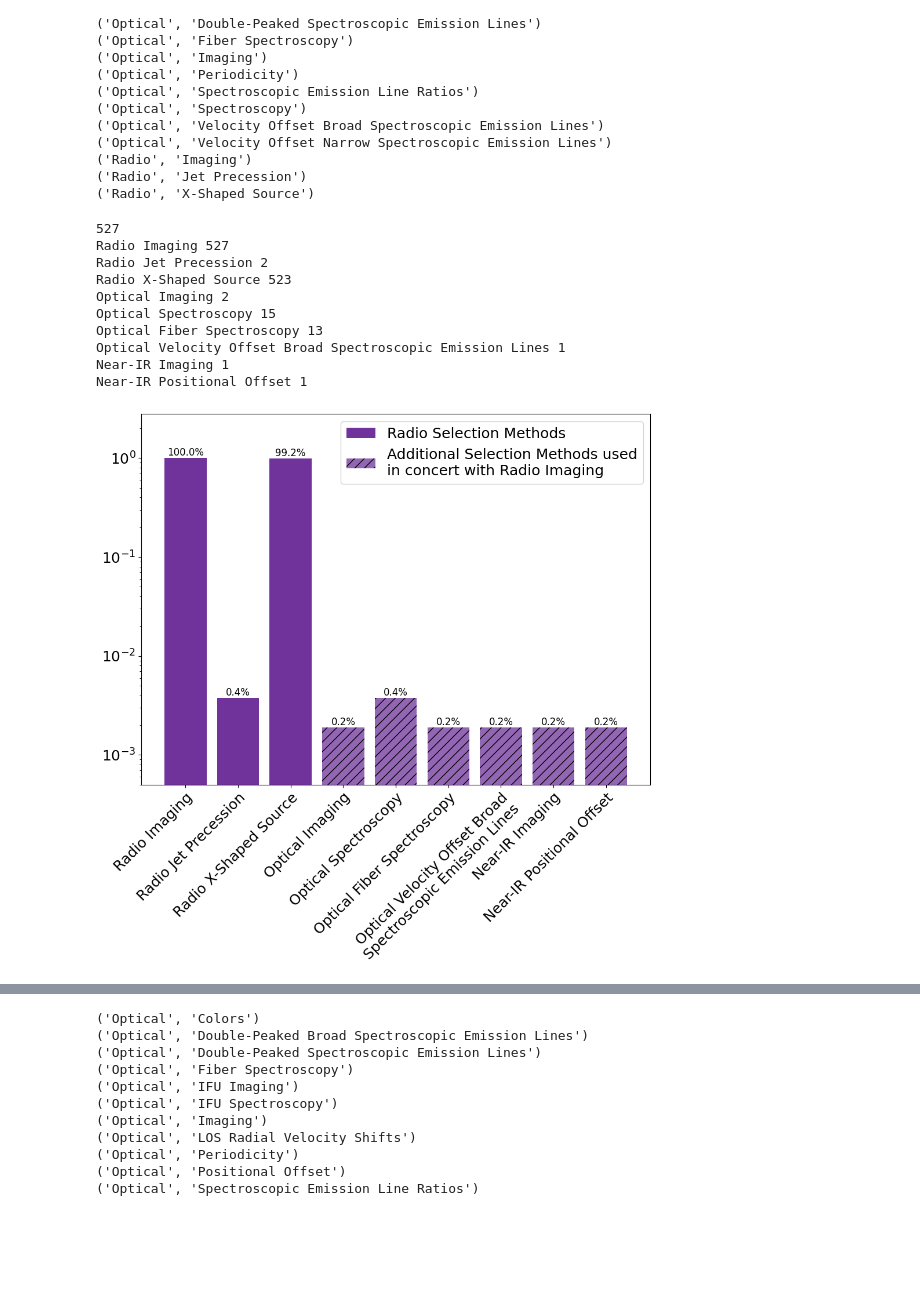
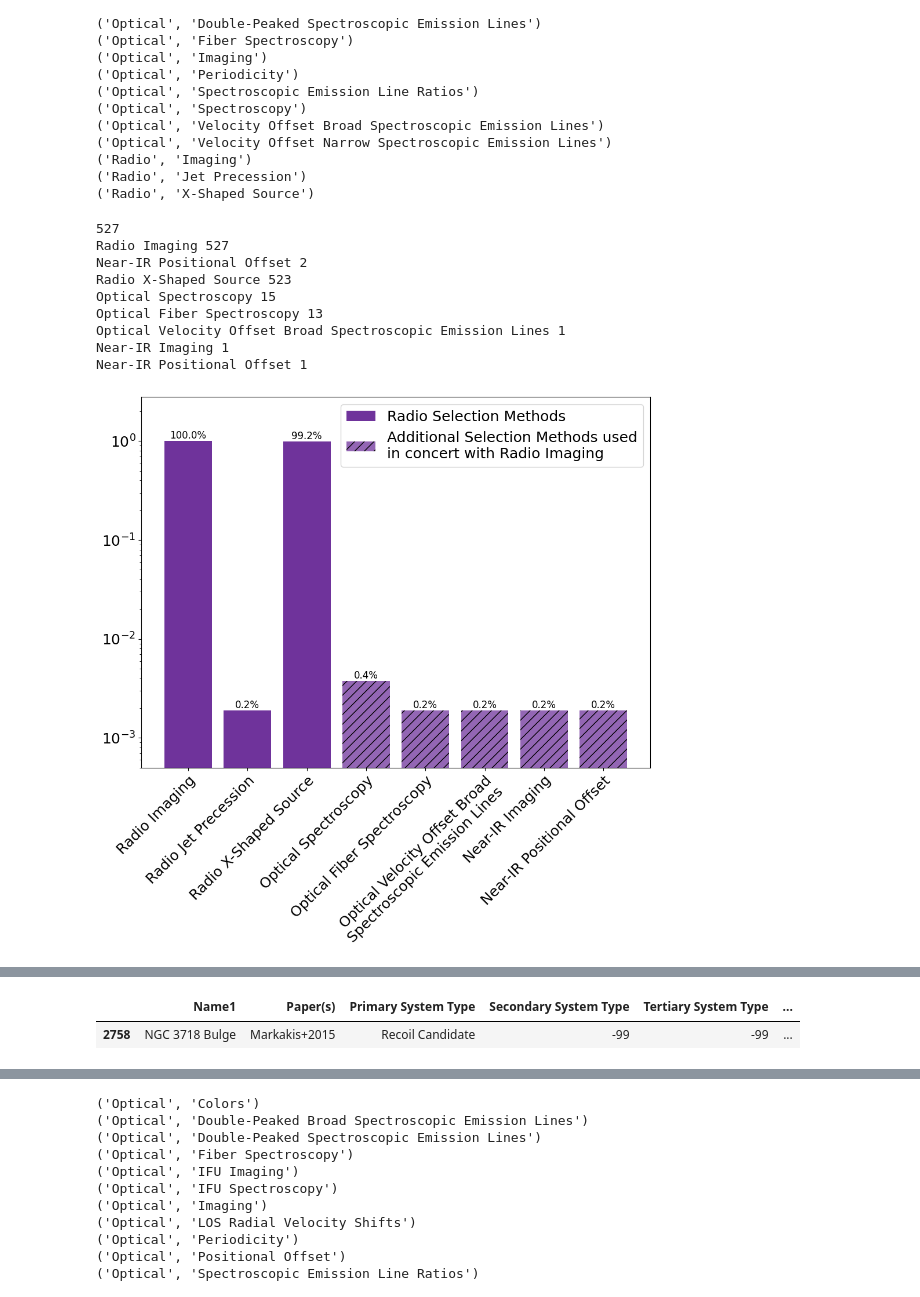
Before and after one commit to thatastroguy/thebigmac, a Jupyter notebook: MAC_RecoilAGN_SelectionMethodAnalysis.ipynb, the cells around one changed output, grey strips where cells are left out. Cells and saved outputs as stored; diff of their text form; code cells hidden in the pictures; blank space fills up the shorter version.

```diff
--- a/MAC_RecoilAGN_SelectionMethodAnalysis.ipynb
+++ b/MAC_RecoilAGN_SelectionMethodAnalysis.ipynb
@@ -380,8 +380,9 @@ band = ['Radio']
 tech1 = ['Imaging','Jet Precession','X-Shaped Source'] #'X-Shaped Source'
 
 band2 = ['Optical']
-tech2 = ['Imaging','Spectroscopy','Fiber Spectroscopy',\
+tech2 = ['Spectroscopy','Fiber Spectroscopy',\
         'Velocity Offset Broad Spectroscopic Emission Lines'] #'Spectroscopic Emission Line Ratios'
+# throwing out 'Imaging' as of 20 June 2024
 #'Colors' 'Velocity Offset Narrow Spectroscopic Emission Lines' # 'Double-Peaked Spectroscopic Emission Lines'
 #band2 = ['X-ray']
 #tech2 = ['Imaging','Positional Offset','Spectroscopy']
@@ -409,8 +410,12 @@ for i in band:
     for j in tech1:
         filter_selection = get_selection_method(str(i), str(j))
         df_selection = gandalf[gandalf.apply(filter_selection, axis=1)]
-        num.append(len(df_selection)/norm)
-        print(str(i)+' '+str(j)+' '+str(len(df_selection)))
+        if j=='Jet Precession':
+            num.append((len(df_selection)-1)/norm)
+            print(str(k)+' '+str(m)+' '+str(len(df_selection)))
+        else:
+            num.append(len(df_selection)/norm)
+            print(str(i)+' '+str(j)+' '+str(len(df_selection)))
 
 tech = []
 for i in tech1:
@@ -513,36 +518,35 @@ ax1.legend()
 #    height = bar.get_height()
 #    if height>0:
 #        percentage = f'{100*height:.1f}%'
 #        ax2.text(bar.get_x() + bar.get_width() / 2, height, percentage,
 #                ha='center', va='bottom', fontsize=12)
 
 ax1.set_ylim([0.0005, 2.8])
 #ax2.set_ylim([0.0005, 2.8])
 
 #ax2.remove()
 plt.tight_layout()
 plt.savefig('recoil_breakdown_radioimaging.pdf', dpi=150)
 plt.show()
 
 
 #
 #
 # THERE IS AN ISSUE WITH JET PRECESSION. FOR SOME REASON A SUBSTANTIAL NUM DONT HAVE RADIO IMAGING LISTED
 #
 #
 #
 # %% [output]
 527
 Radio Imaging 527
-Radio Jet Precession 2
+Near-IR Positional Offset 2
 Radio X-Shaped Source 523
-Optical Imaging 2
 Optical Spectroscopy 15
 Optical Fiber Spectroscopy 13
 Optical Velocity Offset Broad Spectroscopic Emission Lines 1
 Near-IR Imaging 1
 Near-IR Positional Offset 1
-[figure, old version]
+[figure, new version]
 # %%
 gandalf = gandalf[(gandalf['Paper(s)']!='Proctor+2011') & \
                  (gandalf['Paper(s)']!='Yang+2019') & \
@@ -582,8 +586,11 @@ gandalf[['Name1','Paper(s)','Primary System Type','Secondary System Type','Terti
 # %%
 test = gandalf.copy()
 for index, row in gandalf.iterrows():
-    if 'Optical Imaging' not in row['Processed Selection Method']:
+    if 'Near-IR Imaging' not in row['Processed Selection Method']:
         test.drop(index, inplace=True)
 
 test[['Name1','Paper(s)','Primary System Type','Secondary System Type','Tertiary System Type',\
         'Parsed Selection Method','Parsed Analysis Method','Parsed Confirmation Method']]
+# %% [output]
+|  | Name1 | Paper(s) | Primary System Type | Secondary System Type | Tertiary System Type | ... |
+| 2758 | NGC 3718 Bulge | Markakis+2015 | Recoil Candidate | -99 | -99 | ... |
```
Also changed, not shown: parts of 4 cells of this notebook, 3 other files.
